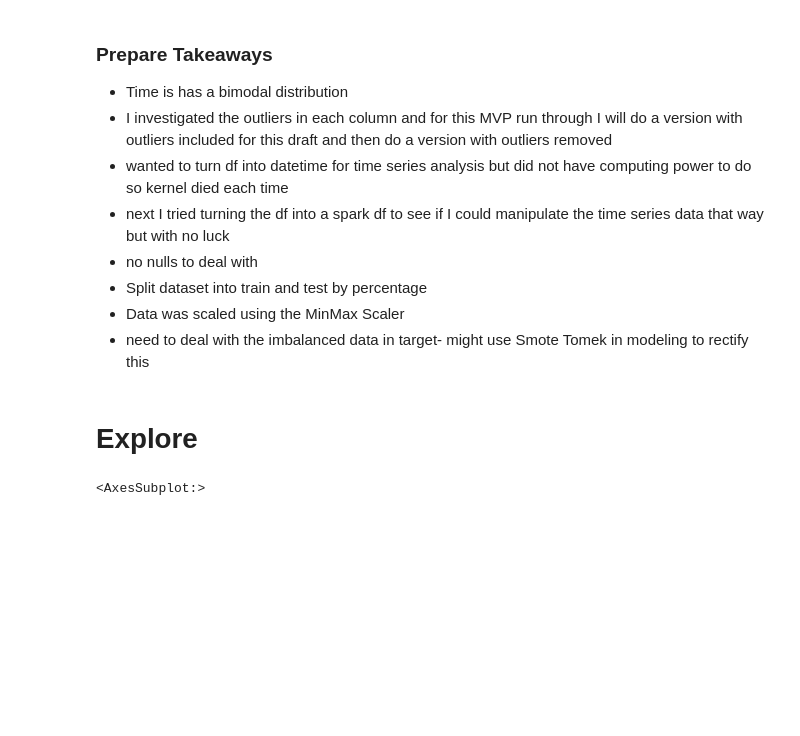
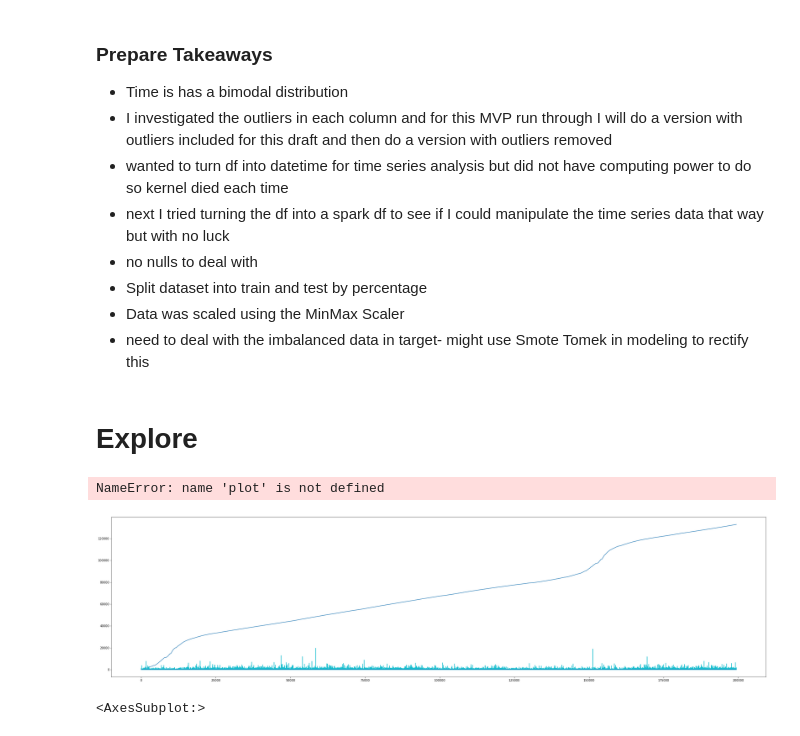
Before and after one commit to SLawsonWoods/project_anomaly_detection, a Jupyter notebook: anomaly_detection_project_setup.ipynb, the cells around one changed output. Drawn from its saved outputs; the diff is of its cells as text; code cells hidden in the pictures; blank space fills up the shorter version.

```diff
--- a/anomaly_detection_project_setup.ipynb
+++ b/anomaly_detection_project_setup.ipynb
@@ -361,6 +361,12 @@ df.select(concat)
 # Explore
 # %%
 # attempting to write a loop to look at the plot for each column
+for col in train:
+    train[col].plot(figsize = (40,10))
+plot.show()
+# %% [output]
+NameError: name 'plot' is not defined
+[figure, added]
 # %%
 train["Time"].plot(figsize = (40,10))
 # %% [output]
```
Also changed, not shown: parts of 11 cells of this notebook.
